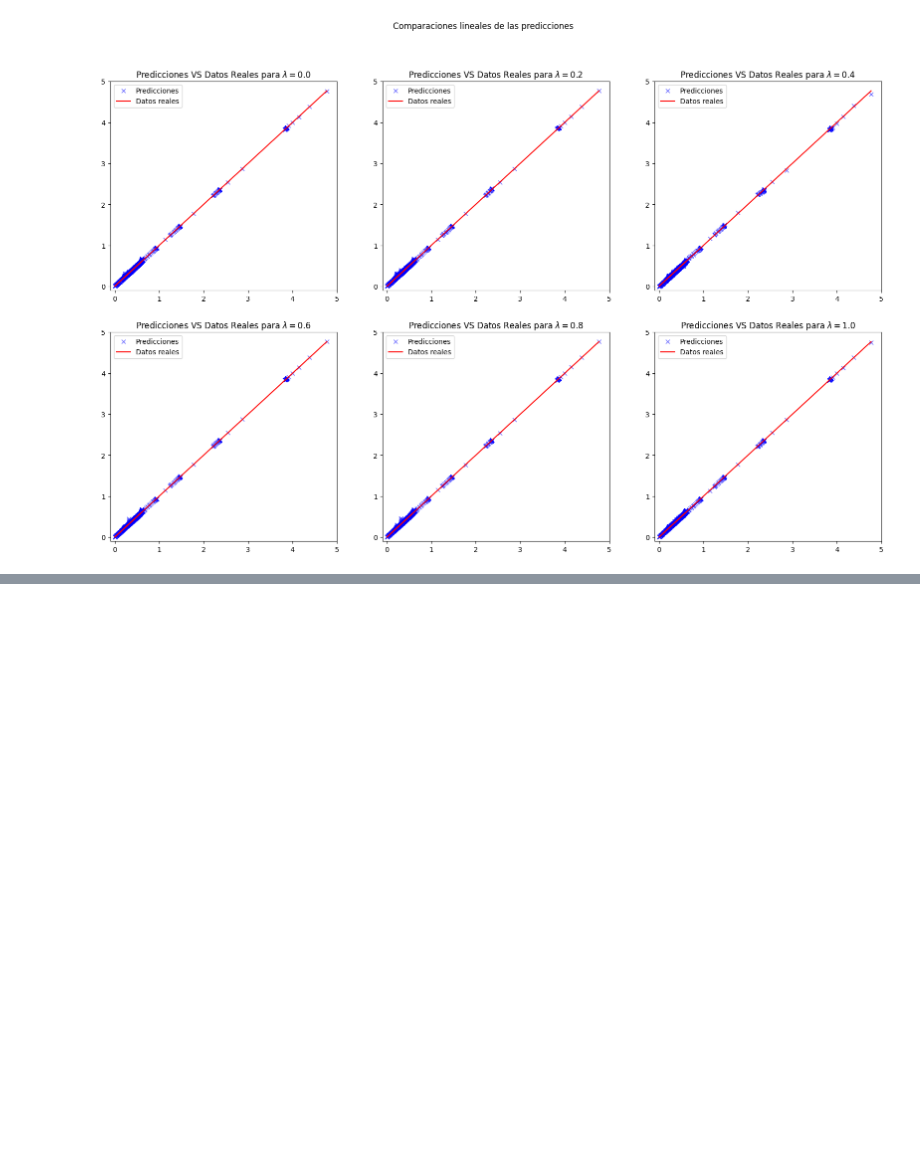
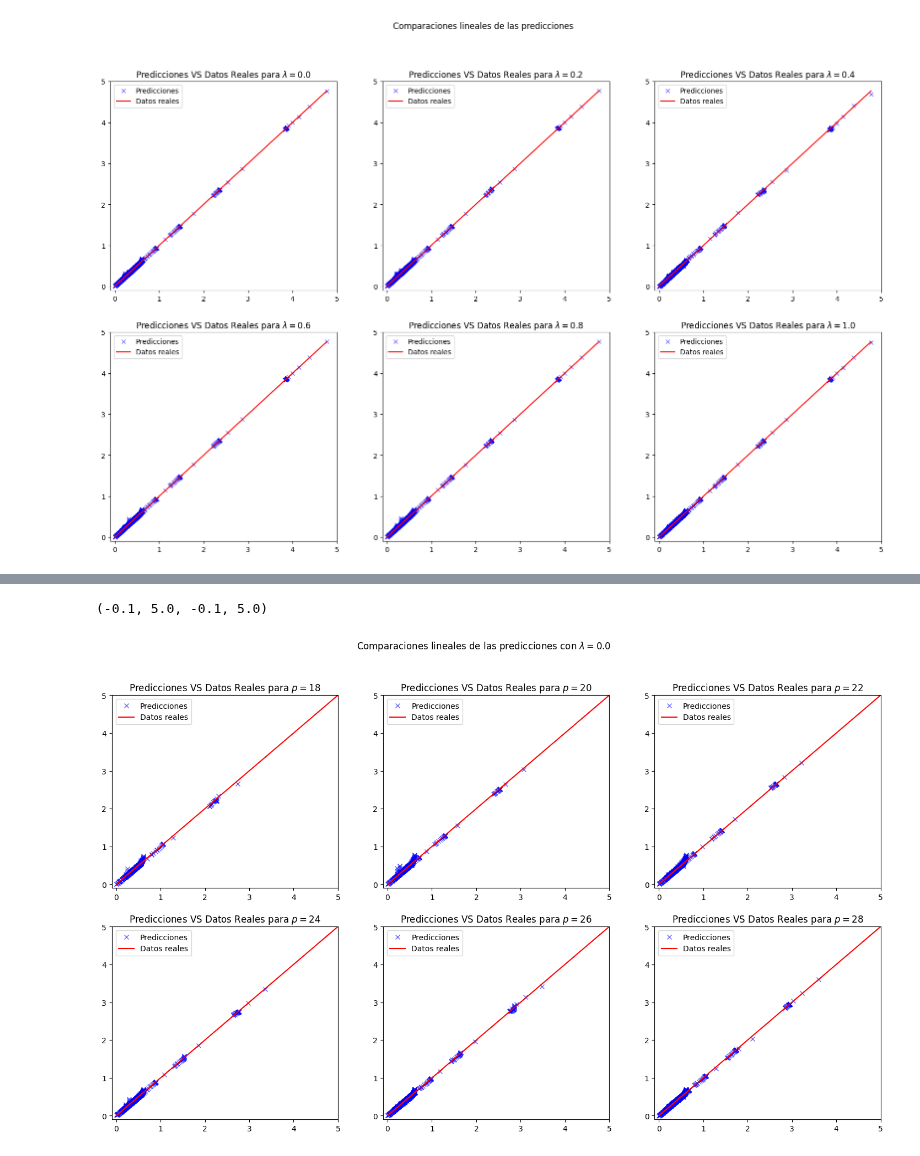
Before and after one commit to AstroDolan/ML-team, a Jupyter notebook: PINN-Thesis/Lambda-Testing/Lambda/Plot-PINN-Testing.ipynb, the cells around one changed output, grey strips where cells are left out. Cells and saved outputs as stored; diff of their text form; code cells hidden in the pictures; blank space fills up the shorter version.

```diff
--- a/PINN-Thesis/Lambda-Testing/Lambda/Plot-PINN-Testing.ipynb
+++ b/PINN-Thesis/Lambda-Testing/Lambda/Plot-PINN-Testing.ipynb
@@ -208,5 +208,13 @@ c06 = np.load('TrainPREDS_0.001_EPs2000_Lambda0.6.npy')
 c08 = np.load('TrainPREDS_0.001_EPs2000_Lambda0.8.npy')
 c10 = np.load('TrainPREDS_0.001_EPs2000_Lambda1.0.npy')
 y_contours = [c00, c02, c04, c06, c08, c10]
+
+l18 = np.load('TrainPREDS_Lambda0_Pts18.npy')
+l20 = np.load('TrainPREDS_Lambda0_Pts20.npy')
+l22 = np.load('TrainPREDS_Lambda0_Pts22.npy')
+l24 = np.load('TrainPREDS_Lambda0_Pts24.npy')
+l26 = np.load('TrainPREDS_Lambda0_Pts26.npy')
+l28 = np.load('TrainPREDS_Lambda0_Pts28.npy')
+y_lzero = [l18, l20, l22, l24, l26, l28]
 # %%
 fig, ((ax1, ax2, ax3), (ax4, ax5, ax6)) = plt.subplots(2,3, figsize=(20, 12))
@@ -344,0 +351,37 @@ plt.show()
+# %%
+fig, ((ax1, ax2, ax3), (ax4, ax5, ax6)) = plt.subplots(2,3, figsize=(18, 10))
+fig.suptitle('Comparaciones lineales de las predicciones con $\lambda=0.0$')
+
+ax1.plot(l18[0,:], l18[1,:],'x', label="Predicciones", color='blue', alpha=0.6)
+ax1.plot(l18[0,:], l18[0,:], color='red', label='Datos reales')
+ax1.legend()
+ax1.set_title("Predicciones VS Datos Reales para $p=18$")
+ax1.axis([-0.1,5,0.-0.1,5])
+ax2.plot(l20[0,:], l20[1,:],'x', label="Predicciones", color='blue', alpha=0.6)
+ax2.plot(l20[0,:], l20[0,:], color='red', label='Datos reales')
+ax2.legend()
+ax2.set_title("Predicciones VS Datos Reales para $p=20$")
+ax2.axis([-0.1,5,-0.1,5])
+ax3.plot(l22[0,:], l22[1,:],'x', label="Predicciones", color='blue', alpha=0.6)
+ax3.plot(l22[0,:], l22[0,:], color='red', label='Datos reales')
+ax3.legend()
+ax3.set_title("Predicciones VS Datos Reales para $p=22$")
+ax3.axis([-0.1,5,-0.1,5])
+ax4.plot(l24[0,:], l24[1,:],'x', label="Predicciones", color='blue', alpha=0.6)
+ax4.plot(l24[0,:], l24[0,:], color='red', label='Datos reales')
+ax4.legend()
+ax4.set_title("Predicciones VS Datos Reales para $p=24$")
+ax4.axis([-0.1,5,-0.1,5])
+ax5.plot(l26[0,:], l26[1,:],'x', label="Predicciones", color='blue', alpha=0.6)
+ax5.plot(l26[0,:], l26[0,:], color='red', label='Datos reales')
+ax5.legend()
+ax5.set_title("Predicciones VS Datos Reales para $p=26$")
+ax5.axis([-0.1,5,-0.1,5])
+ax6.plot(l28[0,:], l28[1,:],'x', label="Predicciones", color='blue', alpha=0.6)
+ax6.plot(l28[0,:], l28[0,:], color='red', label='Datos reales')
+ax6.legend()
+ax6.set_title("Predicciones VS Datos Reales para $p=28$")
+ax6.axis([-0.1,5,-0.1,5])
+# %% [output]
+(-0.1, 5.0, -0.1, 5.0)
+[figure, added]
```
Also changed, not shown: parts of 4 cells of this notebook, 15 other files.
